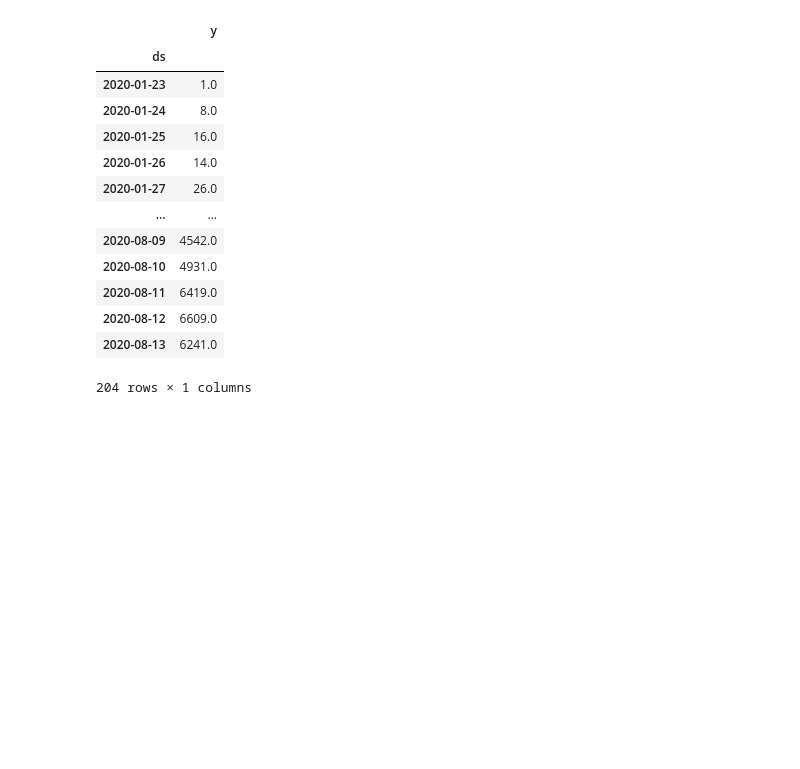
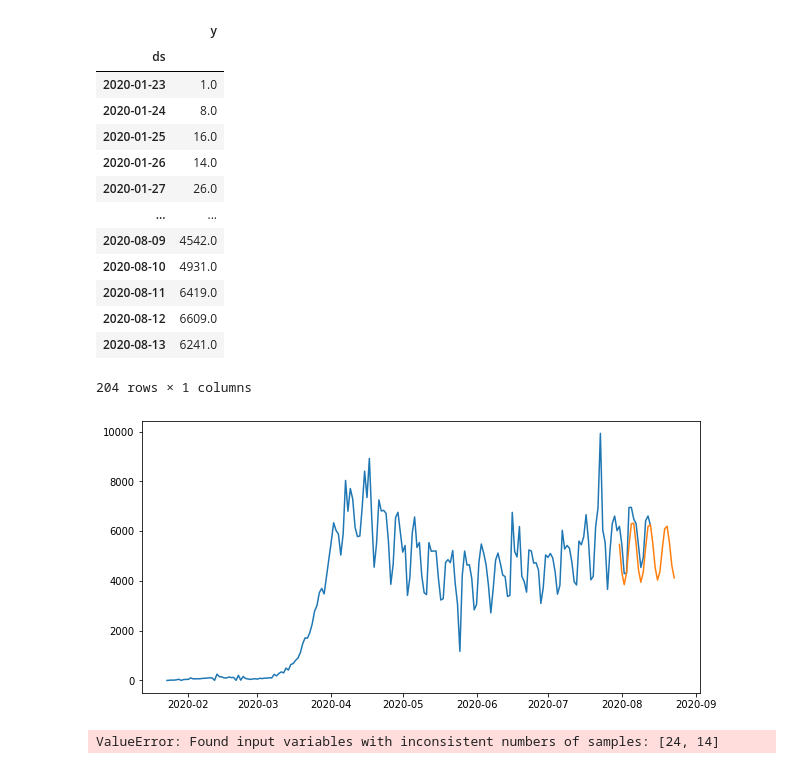
Before and after one commit to mthalken/covid, a Jupyter notebook: covid_prediction.ipynb, the cells around one changed output. Drawn from its saved outputs; the diff is of its cells as text; code cells hidden in the pictures; blank space fills up the shorter version.

Commit message:
testing model

```diff
--- a/covid_prediction.ipynb
+++ b/covid_prediction.ipynb
@@ -190,3 +190,32 @@ daily_deaths
 | 2020-08-12 | 6609.0 |
 | 2020-08-13 | 6241.0 |
 204 rows × 1 columns
+# %%
+# create a train and test set to run prediction analysis
+start_date = '2020-07-31'
+
+train = daily_deaths.loc[daily_deaths.index < pd.to_datetime(start_date)]
+test = daily_deaths.loc[daily_deaths.index >= pd.to_datetime(start_date)]
+# %%
+# Create a MARIMAX model
+model = SARIMAX(train, order = (2, 1, 3))
+# %%
+# fit the model
+fit = model.fit(disp = True)
+# %%
+# run the prediction
+prediction = fit.predict(
+    start = start_date, end = '2020-8-23', dynamic = False
+)
+# %%
+# plot the prediction
+plt.figure(figsize = (10, 5))
+l1 = plt.plot(daily_deaths, label = 'Observation')
+l2 = plt.plot(prediction, label = 'ARIMA')
+# %% [output]
+[figure, added]
+# %%
+# find the mean absolute error
+print('MAE = ', mean_absolute_error(prediction, test))
+# %% [output]
+ValueError: Found input variables with inconsistent numbers of samples: [24, 14]
```
Also changed, not shown: parts of 2 cells of this notebook.
